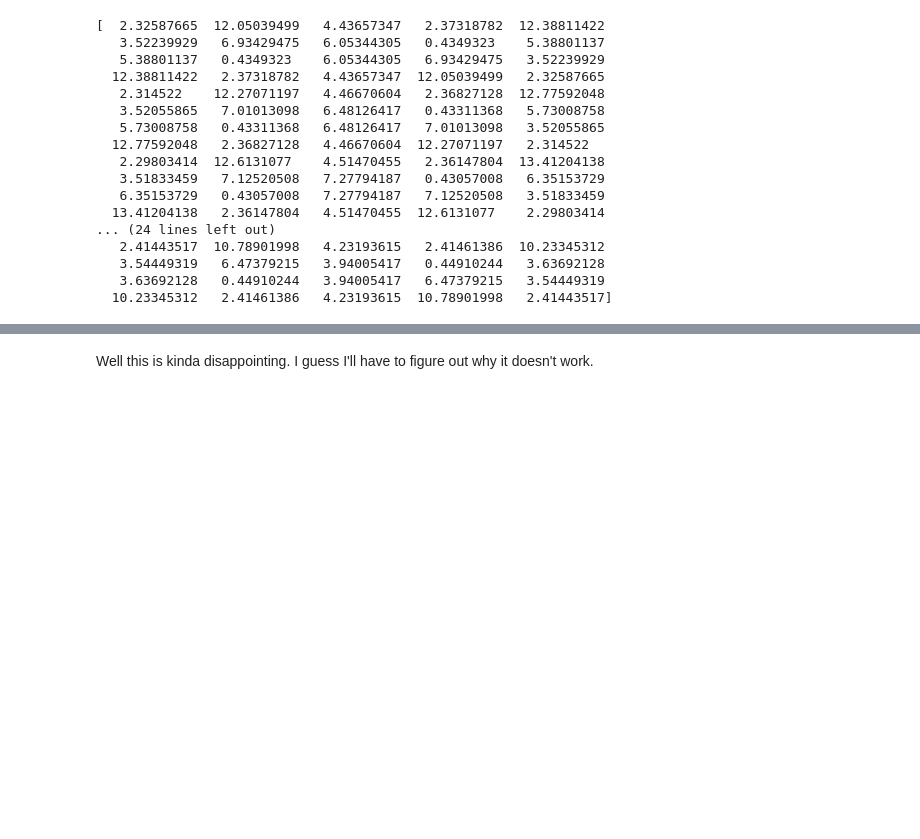
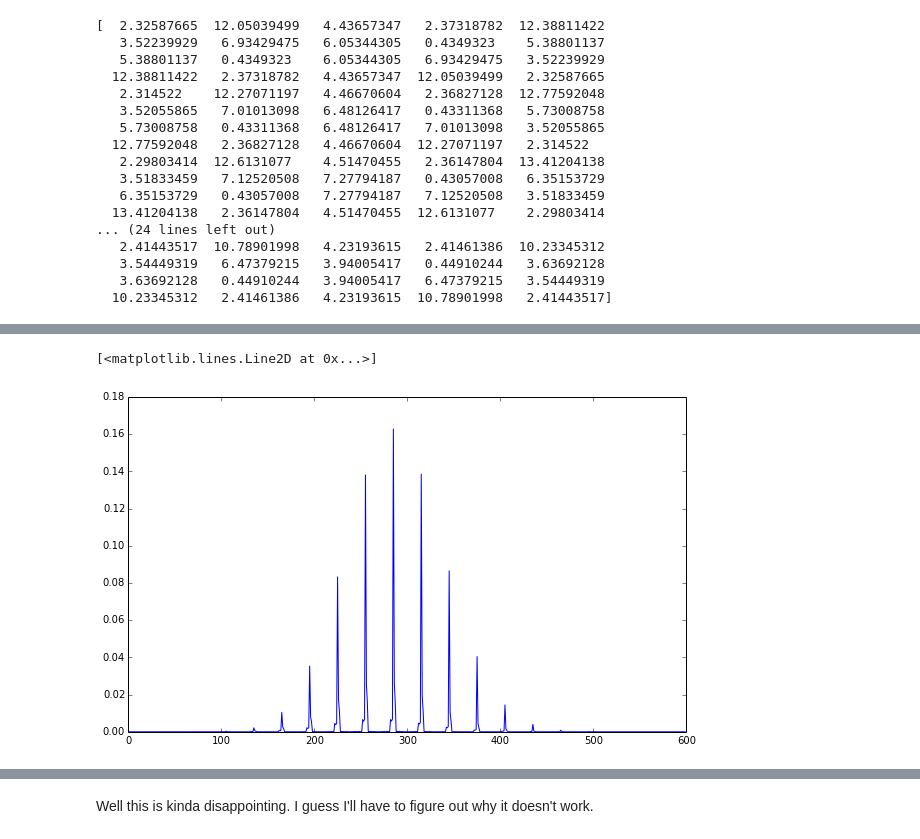
Before and after one commit to acliu/PAPER_OQE, a Jupyter notebook: iPythonNotebooks/singleBaselineOQE_numericalGaussian.ipynb, the cells around one changed output, grey strips where cells are left out. Drawn from its saved outputs; the diff is of its cells as text; code cells hidden in the pictures; blank space fills up the shorter version.

```diff
--- a/iPythonNotebooks/singleBaselineOQE_numericalGaussian.ipynb
+++ b/iPythonNotebooks/singleBaselineOQE_numericalGaussian.ipynb
@@ -330,0 +391,25 @@ print np.real(expectedMeasurement)
+# %%
+CcommaVects_fine = np.zeros((numBands_fine,numFreqs*(numFreqs+1)/2),dtype=complex128)
+k=0
+for i in range(uNumBins_fine):
+    for j in range(etaNumBins_fine):
+        CcommaVects_fine[k] = etaPieceVects_fine[j] * integratedOverlapVects_fine[i] #integratedOverlapVects[i]
+        k += 1
+# %%
+CcommaSq_fine = np.zeros((numBands_fine,numFreqs,numFreqs),dtype=complex128)
+for i,vect in enumerate(CcommaVects_fine):
+    CcommaSq_fine[i] = vect2sq(numFreqs,vect)
+# %%
+LPLmatrices_fine = np.einsum('aik,kj',np.einsum('ij,ajk', LinvMatrix, CcommaSq_fine),np.conjugate(LinvMatrix).T)
+# %%
+fisher_fine = 0.5 * np.einsum('aij,bji', LPLmatrices_fine,LPLmatrices_fine)
+diagNorms_fine = np.sum(fisher_fine, axis=1)
+diagMmatrix_fine = np.diagflat(1 / diagNorms_fine)
+diagNormedWind_fine = np.einsum('ij,jk', diagMmatrix_fine, fisher_fine)
+diagNormedWindPics_fine = [np.transpose(np.reshape(windVect_fine,(uNumBins_fine,etaNumBins_fine))) for windVect_fine in diagNormedWind_fine]
+# %%
+f, ax = plt.subplots(figsize=(10,6))
+ax.plot(diagNormedWind_fine[195])
+# %% [output]
+[<matplotlib.lines.Line2D at 0x...>]
+[figure, added]
```
Also changed, not shown: parts of 36 cells of this notebook.
